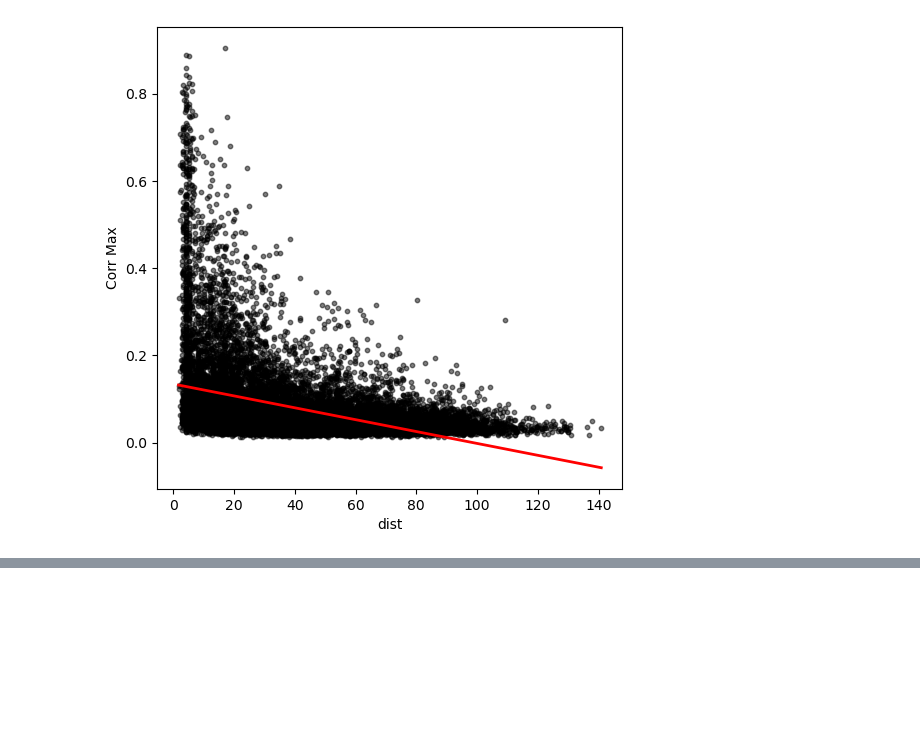
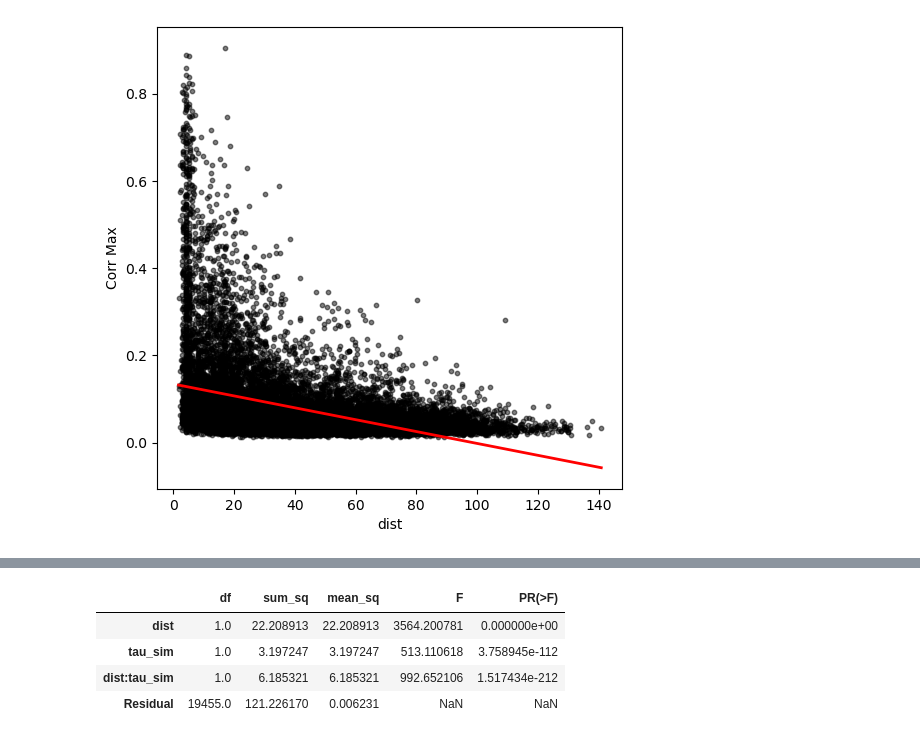
Before and after one commit to cusinatr/MNI-Analysis, a Jupyter notebook: plot_mni_sc.ipynb, the cells around one changed output, grey strips where cells are left out. Cells and saved outputs as stored; diff of their text form; code cells hidden in the pictures; blank space fills up the shorter version.

```diff
--- a/plot_mni_sc.ipynb
+++ b/plot_mni_sc.ipynb
@@ -77,9 +81,7 @@ df_sc_params_mmp_stages_bins = {
 Timescales:
 # %%
 # Dataframe with timescales for all electrodes
-df_tau = pd.read_csv(
-    res_tau_path.joinpath("all_tau.csv"), index_col=0
-)
+df_tau = pd.read_csv(res_tau_path.joinpath("all_tau.csv"), index_col=0)
 
 # Dataframe with information on parcellated timescales values
 df_tau_parc = {
@@ -395,5 +355,6 @@ df_test_tau
 # %%
-df_test_tau_sc = pd.DataFrame(columns=["ch_1", "ch_2", "tau_1", "tau_2", "corr_max"])
+df_test_tau_sc = pd.DataFrame(columns=["pat", "ch_1", "ch_2", "tau_1", "tau_2", "corr_max"])
+df_test_tau_sc["pat"] = df_test_sc["pat"].copy()
 df_test_tau_sc["ch_1"] = df_test_sc["ch_1"].copy()
 df_test_tau_sc["ch_2"] = df_test_sc["ch_2"].copy()
 df_test_tau_sc["tau_1"] = df_test_sc["ch_1"].map(df_test_tau.set_index("chan")["tau"])
@@ -447,0 +451,9 @@ LinregressResult(slope=-0.0013619708351753459, intercept=0.13428924843549955, rv
+# %%
+# Anova can run only on OLS results
+anova_lm(lr_res, typ=1)
+# %% [output]
+|  | df | sum_sq | mean_sq | F | PR(>F) |
+| dist | 1.0 | 22.208913 | 22.208913 | 3564.200781 | 0.000000e+00 |
+| tau_sim | 1.0 | 3.197247 | 3.197247 | 513.110618 | 3.758945e-112 |
+| dist:tau_sim | 1.0 | 6.185321 | 6.185321 | 992.652106 | 1.517434e-212 |
+| Residual | 19455.0 | 121.226170 | 0.006231 | NaN | NaN |
```
Also changed, not shown: parts of 15 cells of this notebook.
